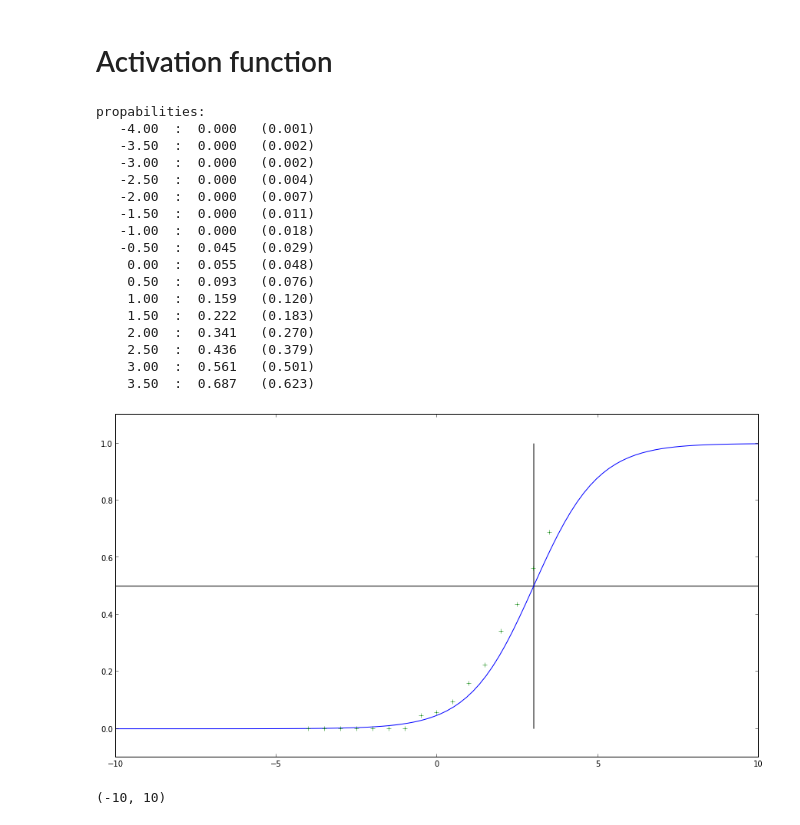
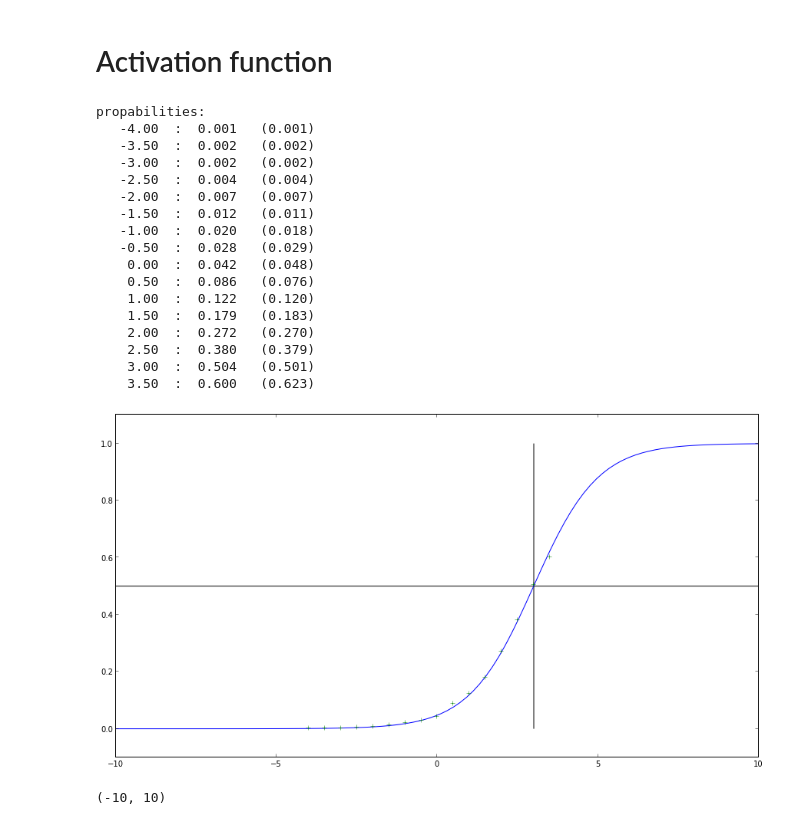
Before and after one commit to five-elephants/hw-neural-sampling, a Jupyter notebook: VHDL sampling.ipynb, the cells around one changed output. Saved outputs shown, nothing was run; the diff lists cells and outputs as text; code cells hidden in the pictures.

```diff
--- a/VHDL sampling.ipynb
+++ b/VHDL sampling.ipynb
@@ -5,33 +5,33 @@ import itn_sampling.functions as sampling
 # Activation function
 # %%
 reload(e)
-s,f,m = e.read_trace('activation_trace', mem_width=16, mem_fraction=8)
+s,f,m = e.read_trace('activation_trace', mem_width=16, mem_fraction=12)
 p,silent,fire = e.activation_function(0, s, f, m)
 fig = e.plot_activation_function(p, figsize=(15,8))
 vlines([3.0], ymin=0.0, ymax=1.0)
 
 print "propabilities:"
 for k, v in sorted(p.iteritems()):
     print "  %6.2f  :  %1.3f   (%1.3f)" % (k, v, 1./(1.+exp(-k+log(20))))
 # %% [output]
 propabilities:
-   -4.00  :  0.000   (0.001)
-   -3.50  :  0.000   (0.002)
-   -3.00  :  0.000   (0.002)
-   -2.50  :  0.000   (0.004)
-   -2.00  :  0.000   (0.007)
-   -1.50  :  0.000   (0.011)
-   -1.00  :  0.000   (0.018)
-   -0.50  :  0.045   (0.029)
-    0.00  :  0.055   (0.048)
-    0.50  :  0.093   (0.076)
-    1.00  :  0.159   (0.120)
-    1.50  :  0.222   (0.183)
-    2.00  :  0.341   (0.270)
-    2.50  :  0.436   (0.379)
-    3.00  :  0.561   (0.501)
-    3.50  :  0.687   (0.623)
+   -4.00  :  0.001   (0.001)
+   -3.50  :  0.002   (0.002)
+   -3.00  :  0.002   (0.002)
+   -2.50  :  0.004   (0.004)
+   -2.00  :  0.007   (0.007)
+   -1.50  :  0.012   (0.011)
+   -1.00  :  0.020   (0.018)
+   -0.50  :  0.028   (0.029)
+    0.00  :  0.042   (0.048)
+    0.50  :  0.086   (0.076)
+    1.00  :  0.122   (0.120)
+    1.50  :  0.179   (0.183)
+    2.00  :  0.272   (0.270)
+    2.50  :  0.380   (0.379)
+    3.00  :  0.504   (0.501)
+    3.50  :  0.600   (0.623)
-[figure, old version]
+[figure, new version]
 # %%
 reload(e)
 fig = e.plot_spikes(s,f)
```
Also changed, not shown: parts of 1 cell of this notebook, 2 other files.
